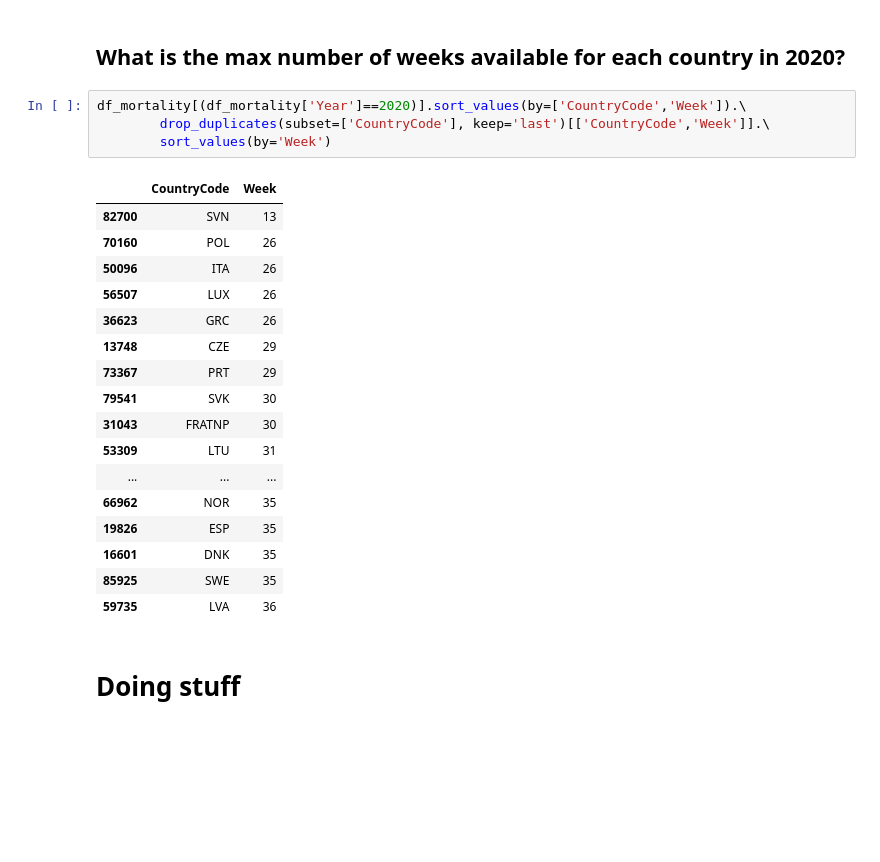
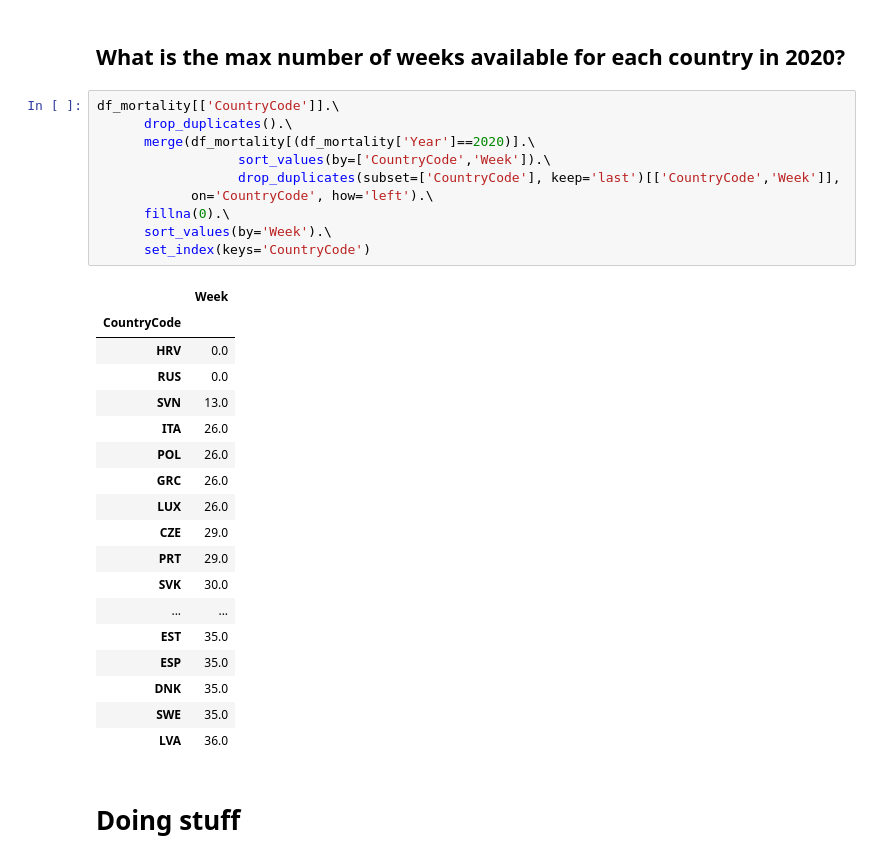
Before and after one commit to therealthaibinh/jupyter_notebooks, a Jupyter notebook: Excess_mortality_analysis.ipynb, the cells around one changed output. Cells and saved outputs as stored; diff of their text form; blank space fills up the shorter version.

```diff
--- a/Excess_mortality_analysis.ipynb
+++ b/Excess_mortality_analysis.ipynb
@@ -124,27 +126,34 @@ No reference data for these country/year/week combos:
 # %% [markdown]
 ## What is the max number of weeks available for each country in 2020?
 # %%
-df_mortality[(df_mortality['Year']==2020)].sort_values(by=['CountryCode','Week']).\
-        drop_duplicates(subset=['CountryCode'], keep='last')[['CountryCode','Week']].\
-        sort_values(by='Week')
+df_mortality[['CountryCode']].\
+      drop_duplicates().\
+      merge(df_mortality[(df_mortality['Year']==2020)].\
+                  sort_values(by=['CountryCode','Week']).\
+                  drop_duplicates(subset=['CountryCode'], keep='last')[['CountryCode','Week']],
+            on='CountryCode', how='left').\
+      fillna(0).\
+      sort_values(by='Week').\
+      set_index(keys='CountryCode')
 # %% [output]
-|  | CountryCode | Week |
-| 82700 | SVN | 13 |
-| 70160 | POL | 26 |
-| 50096 | ITA | 26 |
-| 56507 | LUX | 26 |
-| 36623 | GRC | 26 |
-| 13748 | CZE | 29 |
-| 73367 | PRT | 29 |
-| 79541 | SVK | 30 |
-| 31043 | FRATNP | 30 |
-| 53309 | LTU | 31 |
-| ... | ... | ... |
-| 66962 | NOR | 35 |
-| 19826 | ESP | 35 |
-| 16601 | DNK | 35 |
-| 85925 | SWE | 35 |
-| 59735 | LVA | 36 |
+|  | Week |
+| CountryCode |  |
+| HRV | 0.0 |
+| RUS | 0.0 |
+| SVN | 13.0 |
+| ITA | 26.0 |
+| POL | 26.0 |
+| GRC | 26.0 |
+| LUX | 26.0 |
+| CZE | 29.0 |
+| PRT | 29.0 |
+| SVK | 30.0 |
+| ... | ... |
+| EST | 35.0 |
+| ESP | 35.0 |
+| DNK | 35.0 |
+| SWE | 35.0 |
+| LVA | 36.0 |
 # %% [markdown]
 # Doing stuff
 # %% [markdown]
```
Also changed, not shown: parts of 4 cells of this notebook.
